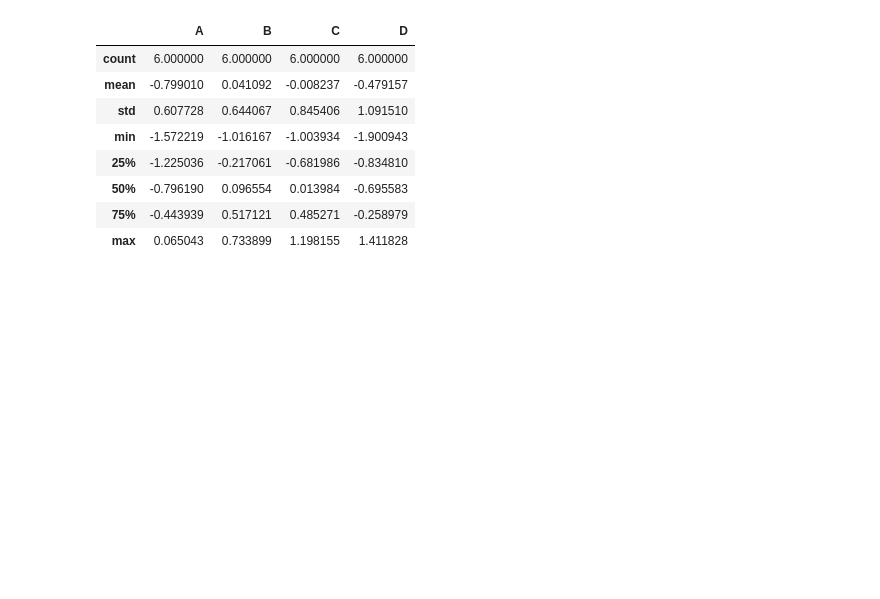
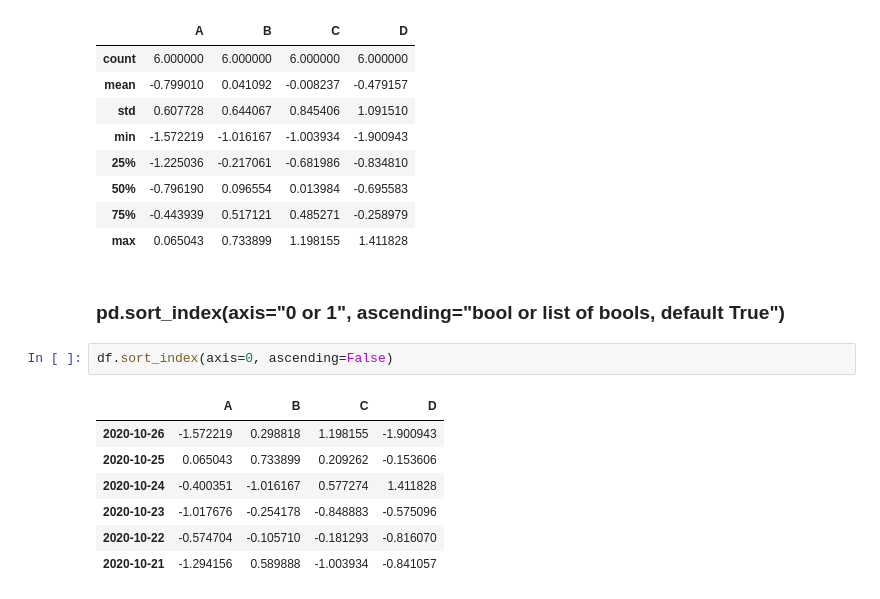
Before and after one commit to Rainbowpen/AI_and_security_2020, a Jupyter notebook: 20201021_pandas_in_ten_min.ipynb, the cells around one changed output. Saved outputs shown, nothing was run; the diff lists cells and outputs as text; blank space fills up the shorter version.

```diff
--- a/20201021_pandas_in_ten_min.ipynb
+++ b/20201021_pandas_in_ten_min.ipynb
@@ -128,3 +128,15 @@ df.describe()
 | 50% | -0.796190 | 0.096554 | 0.013984 | -0.695583 |
 | 75% | -0.443939 | 0.517121 | 0.485271 | -0.258979 |
 | max | 0.065043 | 0.733899 | 1.198155 | 1.411828 |
+# %% [markdown]
+### pd.sort_index(axis="0 or 1", ascending="bool or list of bools, default True")
+# %%
+df.sort_index(axis=0, ascending=False)
+# %% [output]
+|  | A | B | C | D |
+| 2020-10-26 | -1.572219 | 0.298818 | 1.198155 | -1.900943 |
+| 2020-10-25 | 0.065043 | 0.733899 | 0.209262 | -0.153606 |
+| 2020-10-24 | -0.400351 | -1.016167 | 0.577274 | 1.411828 |
+| 2020-10-23 | -1.017676 | -0.254178 | -0.848883 | -0.575096 |
+| 2020-10-22 | -0.574704 | -0.105710 | -0.181293 | -0.816070 |
+| 2020-10-21 | -1.294156 | 0.589888 | -1.003934 | -0.841057 |
```
Also changed, not shown: parts of 21 cells of this notebook.
